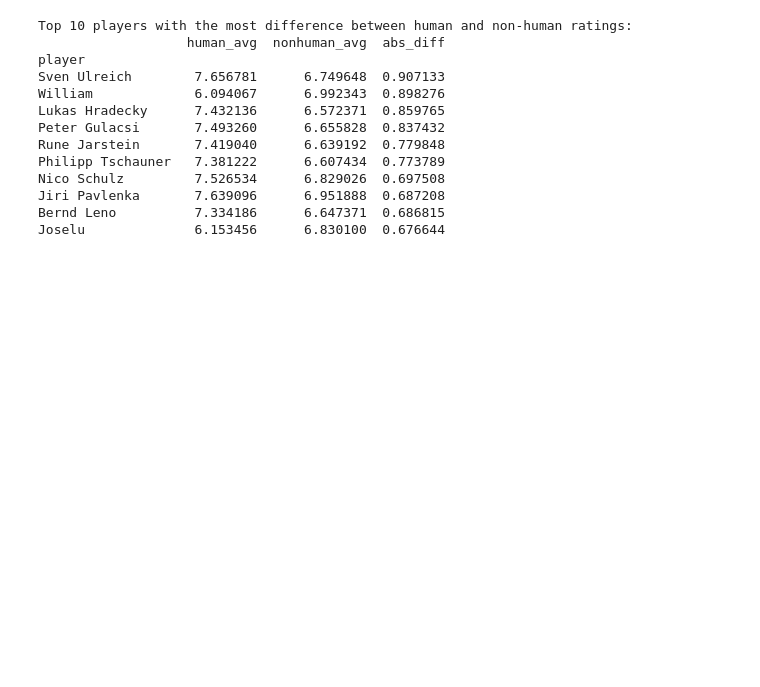
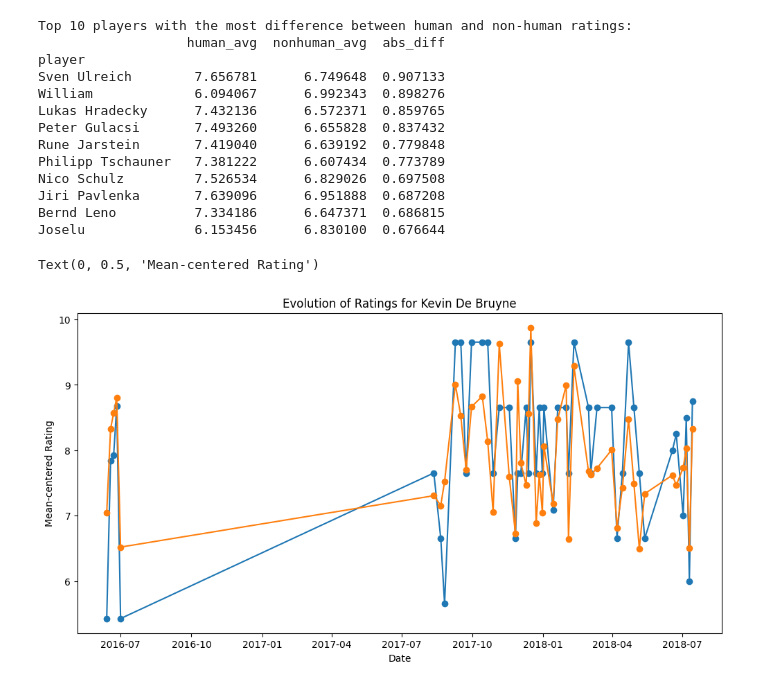
Before and after one commit to AntoineMagninn/GOAL, a Jupyter notebook: Cleaning_EDA.ipynb, the cells around one changed output. Cells and saved outputs as stored; diff of their text form; code cells hidden in the pictures; blank space fills up the shorter version.

```diff
--- a/Cleaning_EDA.ipynb
+++ b/Cleaning_EDA.ipynb
@@ -201,3 +201,25 @@ pivoted = grouped.pivot(index=['player', 'match'], columns='is_human', values='r
 pivoted = pivoted.rename(columns={0: 'non_human_rating', 1: 'human_rating'})
 
 pivoted.to_csv('player_match_ratings.csv', index=False)
+# %%
+import matplotlib.pyplot as plt
+
+# Filter for Kevin De Bruyne
+kevin = final[final['player'] == 'Kevin De Bruyne'].copy()
+
+# Convert date to datetime
+kevin['date'] = pd.to_datetime(kevin['date'], dayfirst=True)
+
+# Sort by date
+kevin = kevin.sort_values('date')
+
+# Plot
+plt.figure(figsize=(12, 6))
+plt.plot(kevin['date'], kevin['human_rating'], marker='o', label='Human rating')
+plt.plot(kevin['date'], kevin['non_human_rating'], marker='o', label='Non-human rating')
+plt.title('Evolution of Ratings for Kevin De Bruyne')
+plt.xlabel('Date')
+plt.ylabel('Mean-centered Rating')
+# %% [output]
+Text(0, 0.5, 'Mean-centered Rating')
+[figure, added]
```
Also changed, not shown: parts of 1 cell of this notebook.
